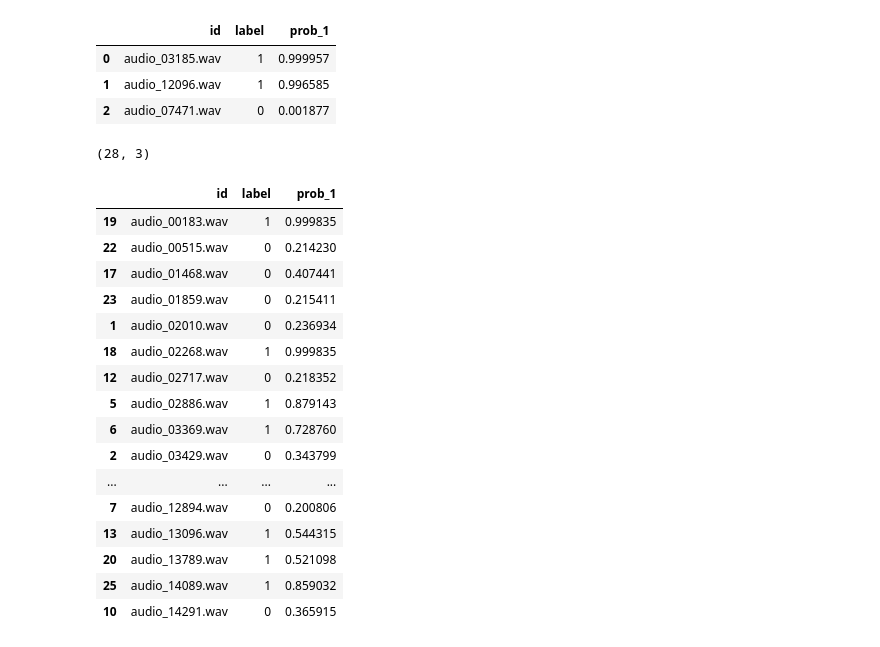
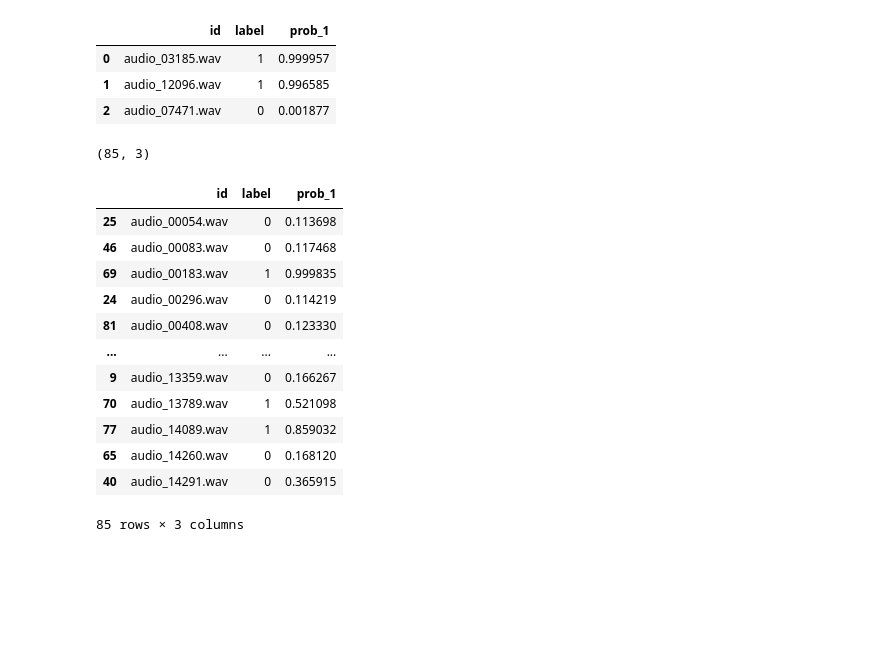
Before and after one commit to Ardacandra/deepdetect_audio_deepfake_detection_challenge, a Jupyter notebook: nb_06_analyzing_model_result.ipynb, the cells around one changed output. Cells and saved outputs as stored; diff of their text form; code cells hidden in the pictures; blank space fills up the shorter version.

```diff
--- a/nb_06_analyzing_model_result.ipynb
+++ b/nb_06_analyzing_model_result.ipynb
@@ -210,35 +210,31 @@ df_holdout_preds.head(3)
 | 1 | audio_12096.wav | 1 | 0.996585 |
 | 2 | audio_07471.wav | 0 | 0.001877 |
 # %%
-MIN_PROB_THRESHOLD = 0.20
+MIN_PROB_THRESHOLD = 0.10
 MAX_PROB_THRESHOLD = 0.90
 
 df_unsure_preds = df_holdout_preds.loc[
     (
         (df_holdout_preds['prob_1']>=MIN_PROB_THRESHOLD) &
         (df_holdout_preds['prob_1']<=MAX_PROB_THRESHOLD)
     ) |
     #add samples with unrecognizable format
     (df_holdout_preds['id'].isin(['audio_02268.wav', 'audio_00183.wav']))
 ].copy().reset_index(drop=True)
 print(df_unsure_preds.shape)
 df_unsure_preds.sort_values('id')
 # %% [output]
-(28, 3)
+(85, 3)
 |  | id | label | prob_1 |
-| 19 | audio_00183.wav | 1 | 0.999835 |
-| 22 | audio_00515.wav | 0 | 0.214230 |
-| 17 | audio_01468.wav | 0 | 0.407441 |
-| 23 | audio_01859.wav | 0 | 0.215411 |
-| 1 | audio_02010.wav | 0 | 0.236934 |
-| 18 | audio_02268.wav | 1 | 0.999835 |
-| 12 | audio_02717.wav | 0 | 0.218352 |
-| 5 | audio_02886.wav | 1 | 0.879143 |
-| 6 | audio_03369.wav | 1 | 0.728760 |
-| 2 | audio_03429.wav | 0 | 0.343799 |
+| 25 | audio_00054.wav | 0 | 0.113698 |
+| 46 | audio_00083.wav | 0 | 0.117468 |
+| 69 | audio_00183.wav | 1 | 0.999835 |
+| 24 | audio_00296.wav | 0 | 0.114219 |
+| 81 | audio_00408.wav | 0 | 0.123330 |
 | ... | ... | ... | ... |
-| 7 | audio_12894.wav | 0 | 0.200806 |
-| 13 | audio_13096.wav | 1 | 0.544315 |
-| 20 | audio_13789.wav | 1 | 0.521098 |
-| 25 | audio_14089.wav | 1 | 0.859032 |
-| 10 | audio_14291.wav | 0 | 0.365915 |
+| 9 | audio_13359.wav | 0 | 0.166267 |
+| 70 | audio_13789.wav | 1 | 0.521098 |
+| 77 | audio_14089.wav | 1 | 0.859032 |
+| 65 | audio_14260.wav | 0 | 0.168120 |
+| 40 | audio_14291.wav | 0 | 0.365915 |
+85 rows × 3 columns
```
Also changed, not shown: parts of 5 cells of this notebook.
